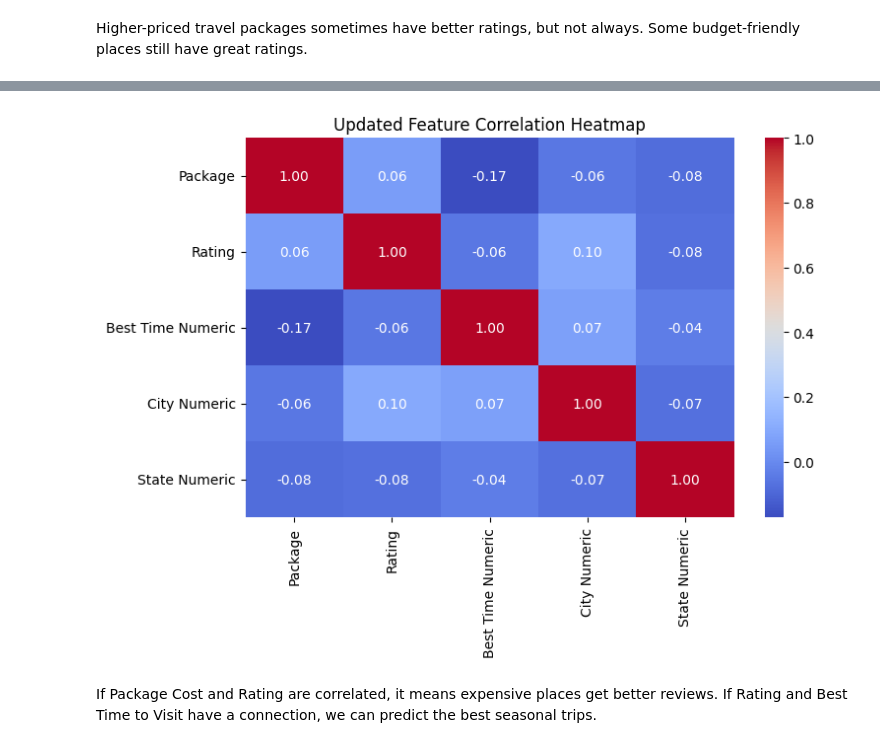
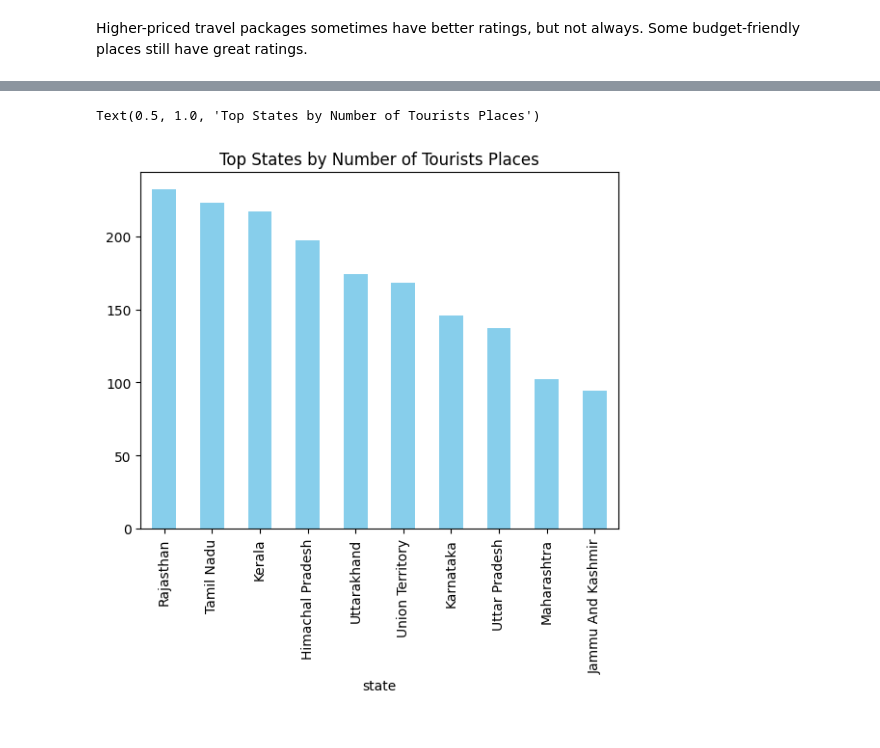
Before and after one commit to mayurnirmal/destinator, a Jupyter notebook: Main Data/Data Visualization.ipynb, the cells around one changed output, grey strips where cells are left out. Drawn from its saved outputs; the diff is of its cells as text; code cells hidden in the pictures.

```diff
--- a/Main Data/Data Visualization.ipynb
+++ b/Main Data/Data Visualization.ipynb
@@ -150,18 +139,6 @@ plt.show()
-# %%
-df["Best Time Numeric"] = df["Best time"].astype("category").cat.codes #We use .astype("category").cat.codes to convert each unique value into a number (e.g., Winter → 1, Summer → 2).
-df["City Numeric"] = df["city"].astype("category").cat.codes
-df["State Numeric"] = df["state"].astype("category").cat.codes
-
-# Select numeric columns for correlation
-numeric_df = df[["Package", "Rating", "Best Time Numeric", "City Numeric", "State Numeric"]]
-
-# Plot the heatmap
-plt.figure(figsize=(8, 5))
-sns.heatmap(numeric_df.corr(), annot=True, cmap="coolwarm", fmt=".2f")
-plt.title("Updated Feature Correlation Heatmap")
-plt.show()
-# %% [output]
-[figure, removed]
-# %% [markdown]
-If Package Cost and Rating are correlated, it means expensive places get better reviews.
-If Rating and Best Time to Visit have a connection, we can predict the best seasonal trips.
+# %%
+df['state'].value_counts().head(10).plot(kind='bar', color='skyblue')
+plt.title('Top States by Number of Tourists Places')
+# %% [output]
+Text(0.5, 1.0, 'Top States by Number of Tourists Places')
+[figure, added]
```
Also changed, not shown: parts of 8 cells of this notebook.
